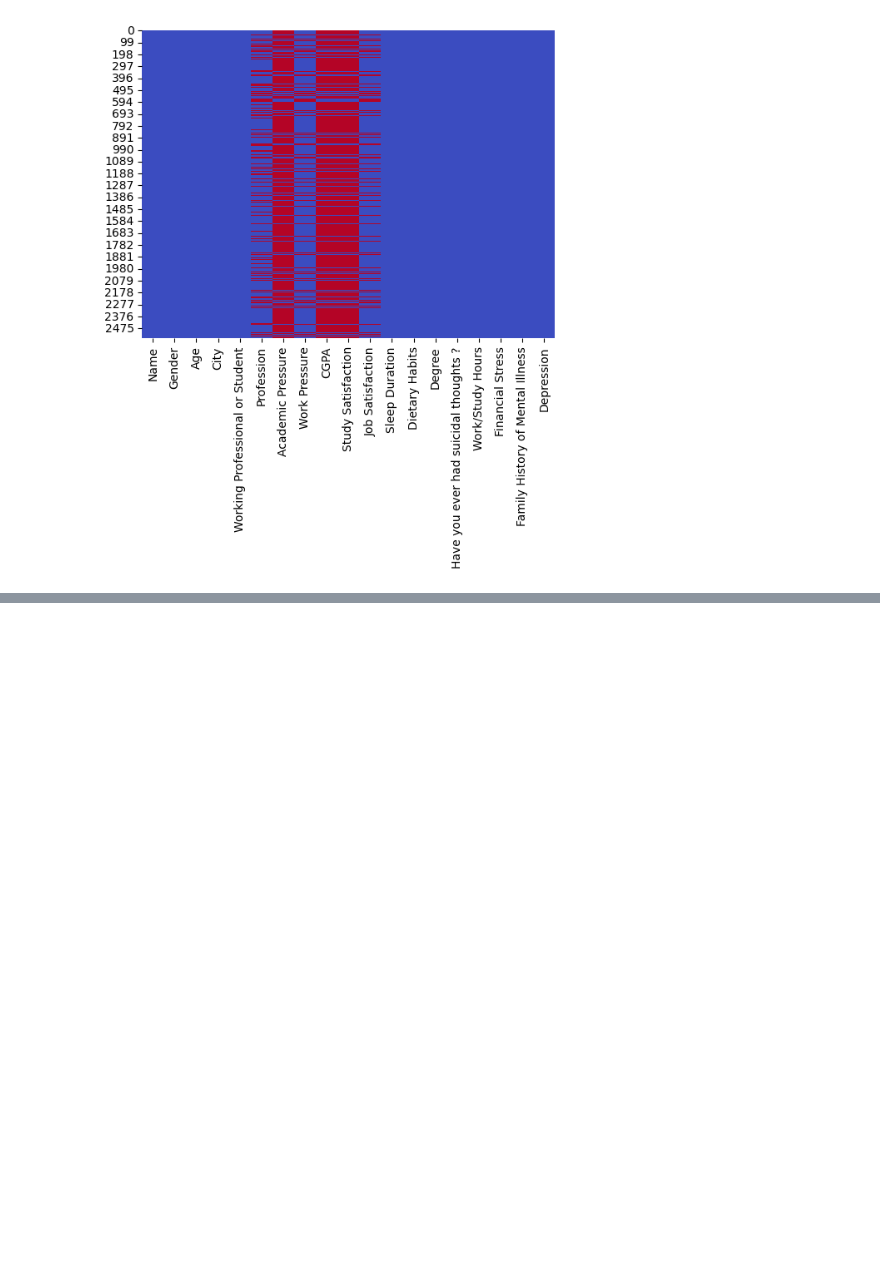
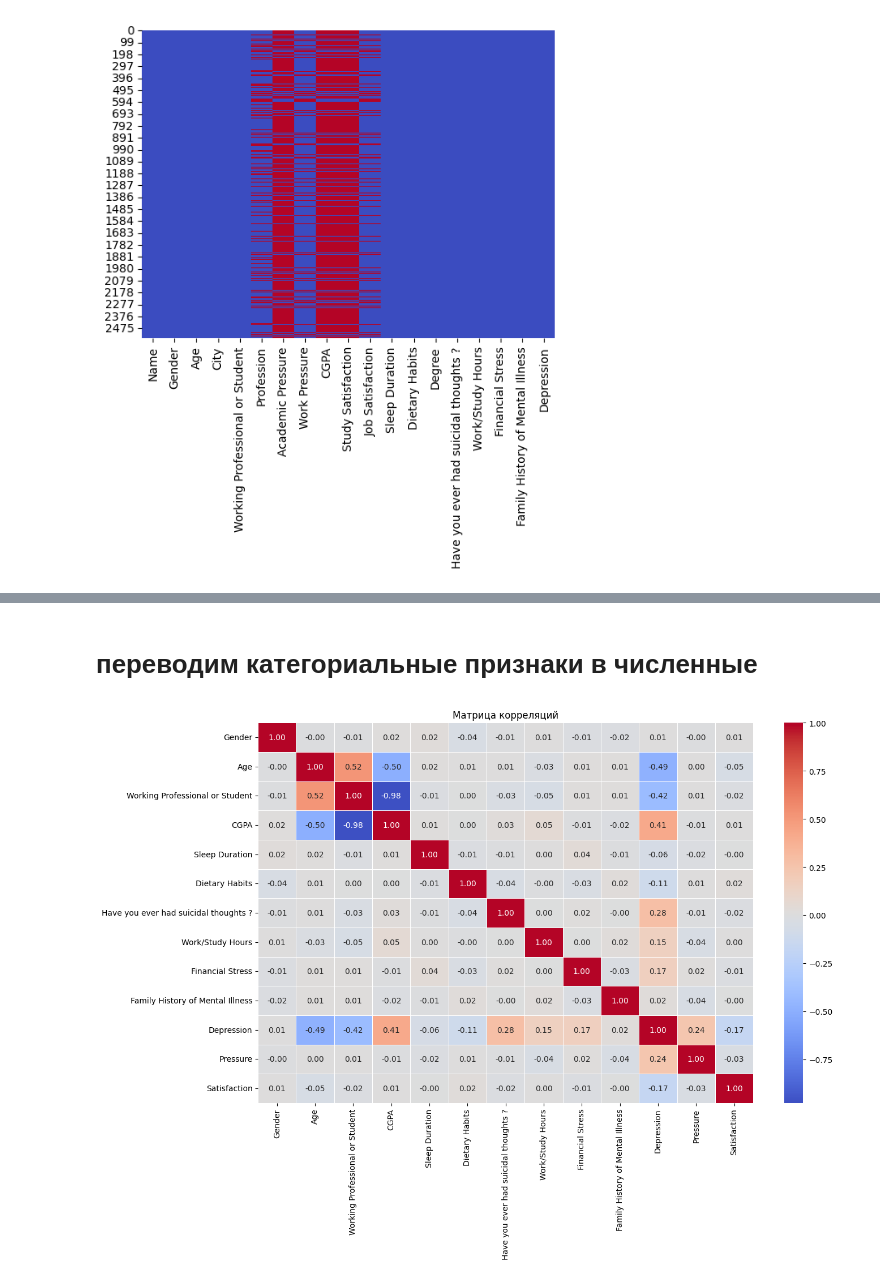
Before and after one commit to igr43/introduction_to_AI, a Jupyter notebook: 2_task.ipynb, the cells around one changed output, grey strips where cells are left out. Cells and saved outputs as stored; diff of their text form; code cells hidden in the pictures; blank space fills up the shorter version.

```diff
--- a/2_task.ipynb
+++ b/2_task.ipynb
@@ -100,0 +165,43 @@ sns.heatmap(df.isnull(),cbar=False, cmap='coolwarm')
+# %%
+df.drop(columns=['Name', 'City', 'Profession','Degree'], inplace=True)
+# %% [markdown]
+# переводим категориальные признаки в численные
+# %%
+binary_map = {'Yes': 1, 'No': 0}
+df['Have you ever had suicidal thoughts ?'] = df['Have you ever had suicidal thoughts ?'].map(binary_map)
+df['Family History of Mental Illness'] = df['Family History of Mental Illness'].map(binary_map)
+df['Depression'] = df['Depression'].map(binary_map)
+
+gender_map = {'Male': 1, 'Female': 0}
+df['Gender'] = df['Gender'].map(gender_map)
+
+status_map = {'Working Professional': 1, 'Student': 0}
+df['Working Professional or Student'] = df['Working Professional or Student'].map(status_map)
+
+sleep_map = {
+    'Less than 5 hours': 0,
+    '5-6 hours': 1,
+    '7-8 hours': 2,
+    'More than 8 hours': 3
+}
+df['Sleep Duration'] = df['Sleep Duration'].map(sleep_map)
+
+# Ordinal — Dietary Habits
+diet_map = {'Unhealthy': 0, 'Moderate': 1, 'Healthy': 2}
+df['Dietary Habits'] = df['Dietary Habits'].map(diet_map)
+# %%
+import seaborn as sns
+import matplotlib.pyplot as plt
+
+plt.figure(figsize=(14, 10))
+sns.heatmap(df.corr(),
+            annot=True,
+            fmt='.2f',
+            cmap='coolwarm',
+            center=0,
+            linewidths=0.5)
+plt.title('Матрица корреляций')
+plt.tight_layout()
+plt.show()
+# %% [output]
+[figure, added]
```
Also changed, not shown: parts of 10 cells of this notebook.
